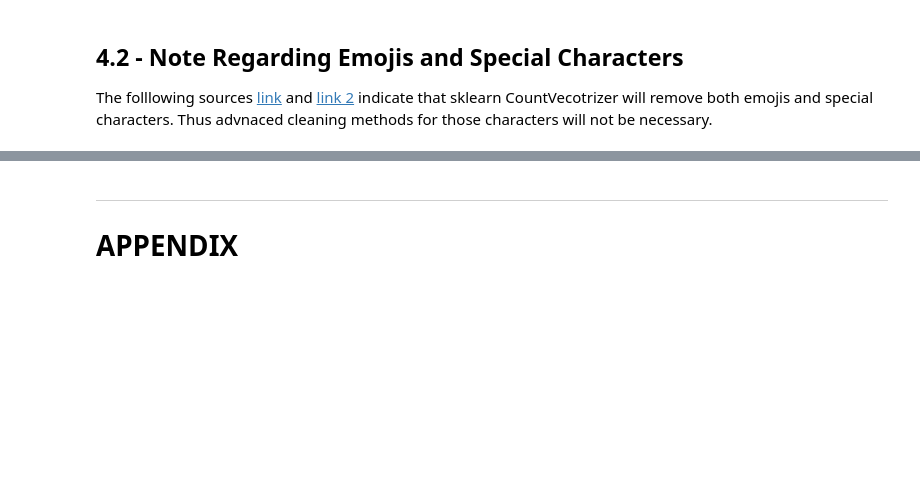
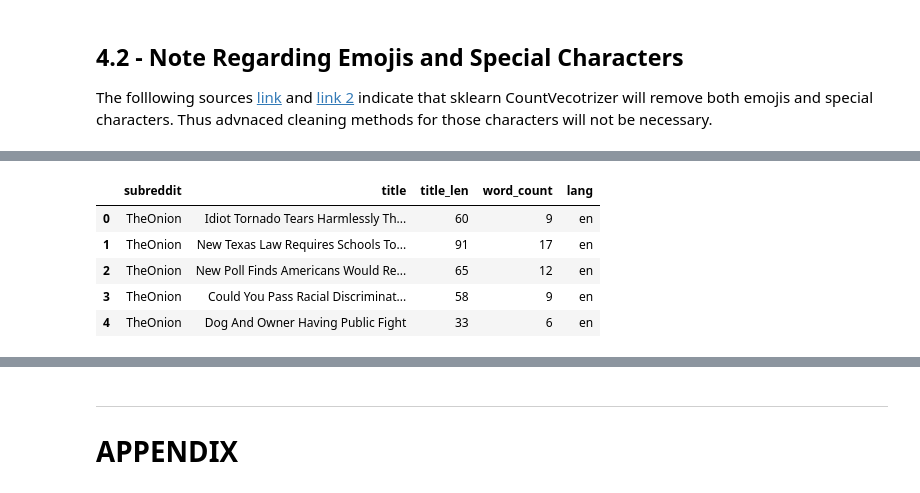
Before and after one commit to drossDS/Humor_Identification_with_NLP, a Jupyter notebook: code/2-Data_Cleaning.ipynb, the cells around one changed output, grey strips where cells are left out. Cells and saved outputs as stored; diff of their text form; code cells hidden in the pictures; blank space fills up the shorter version.

```diff
--- a/code/2-Data_Cleaning.ipynb
+++ b/code/2-Data_Cleaning.ipynb
@@ -946,0 +956,9 @@ The folllowing sources [link](https://kavita-ganesan.com/how-to-use-countvectori
+# %%
+onion.head()
+# %% [output]
+|  | subreddit | title | title_len | word_count | lang |
+| 0 | TheOnion | Idiot Tornado Tears Harmlessly Th... | 60 | 9 | en |
+| 1 | TheOnion | New Texas Law Requires Schools To... | 91 | 17 | en |
+| 2 | TheOnion | New Poll Finds Americans Would Re... | 65 | 12 | en |
+| 3 | TheOnion | Could You Pass Racial Discriminat... | 58 | 9 | en |
+| 4 | TheOnion | Dog And Owner Having Public Fight | 33 | 6 | en |
```
Also changed, not shown: parts of 13 cells of this notebook.
